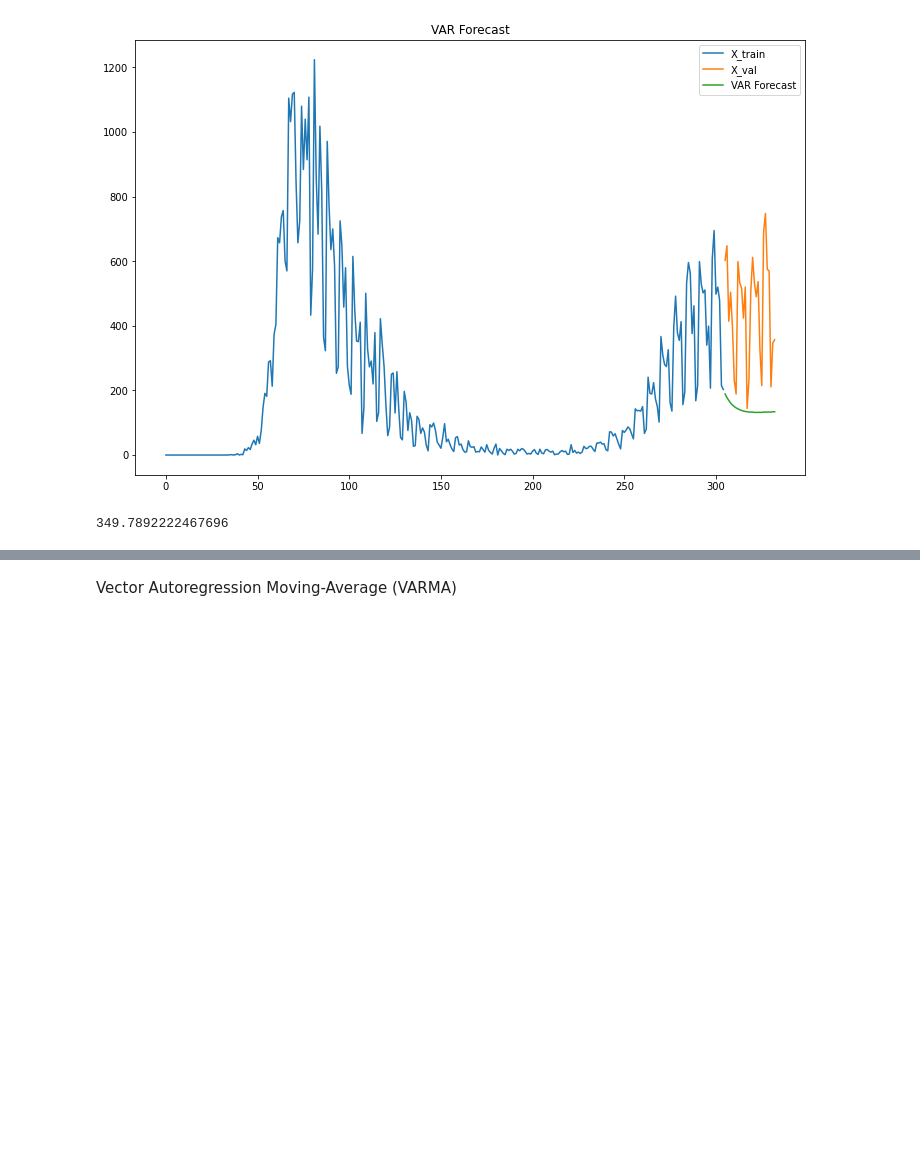
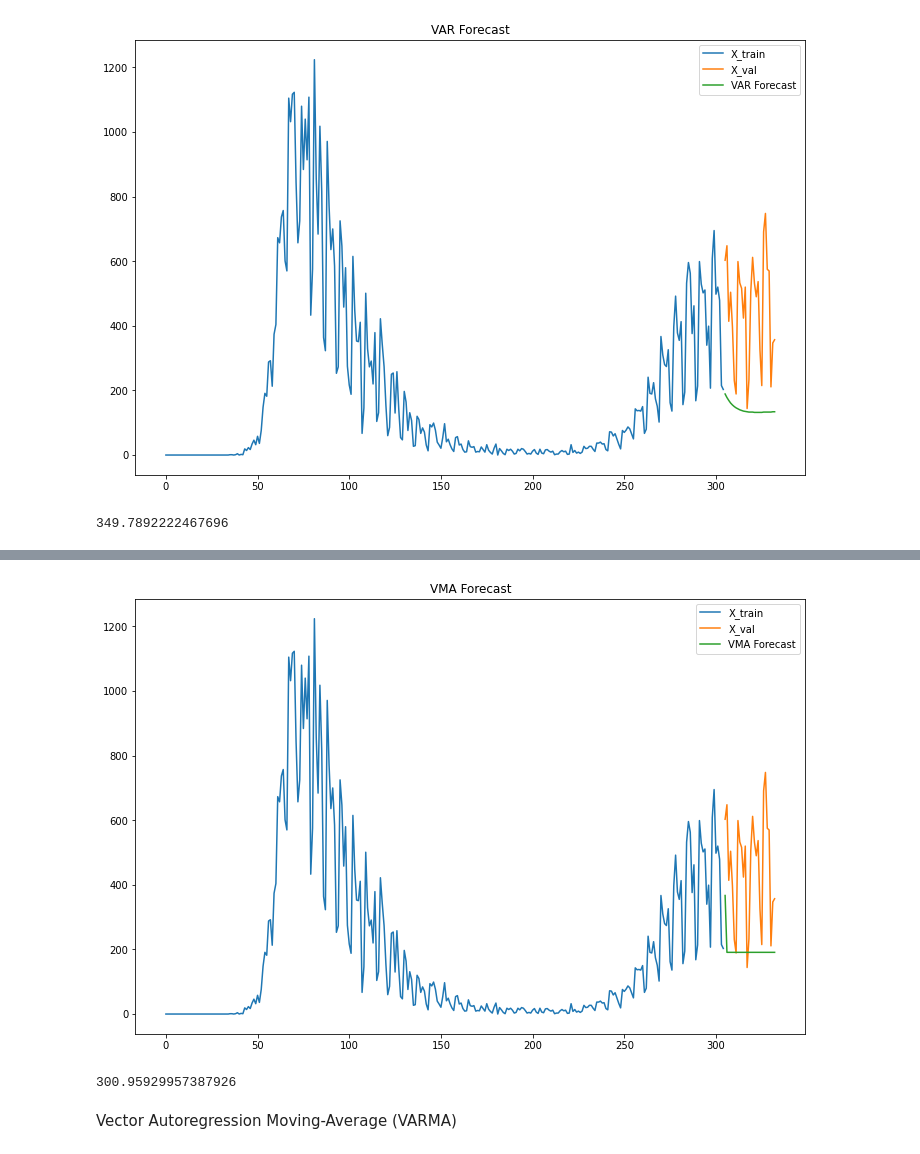
Before and after one commit to TracyRenee61/COV19, a Jupyter notebook: COV19_UK_multivariate_new_deaths.ipynb, the cells around one changed output, grey strips where cells are left out. Saved outputs shown, nothing was run; the diff lists cells and outputs as text; code cells hidden in the pictures; blank space fills up the shorter version.

```diff
--- a/COV19_UK_multivariate_new_deaths.ipynb
+++ b/COV19_UK_multivariate_new_deaths.ipynb
@@ -460,3 +460,6 @@ rms = sqrt(mean_squared_error(X_val.y, y_hat_avg.moving_avg_forecast))
 print(rms)
 # %% [output]
 214.06081245424497
+# %%
+train = X_train.append(X_val)
+train
@@ -614,0 +793,8 @@ print(rms)
+# %%
+from statsmodels.tsa.statespace.varmax import VARMAX
+
+model = VARMAX(X_train, order=(0,1))
+model_fit = model.fit(disp=False)
+yhat = model_fit.forecast(steps=len(X_val))
+yhat = yhat.astype(int)
+yhat
@@ -615,3 +823,19 @@ print(rms)
+# %%
+plt.figure(figsize=(12,8))
+plt.plot(X_train.index, X_train['y'], label='X_train')
+plt.plot(X_val.index,X_val['y'], label='X_val')
+plt.plot(X_val.index,yhat.y, label='VMA Forecast')
+plt.legend(loc='best')
+plt.title("VMA Forecast")
+plt.show()
+# %% [output]
+[figure, added]
+# %%
+# RMSE value for Moving Average
+rms = sqrt(mean_squared_error(X_val.y, yhat.y))
+print(rms)
+# %% [output]
+300.95929957387926
 # %% [markdown]
 Vector Autoregression Moving-Average (VARMA)
 # %%
```
Also changed, not shown: parts of 18 cells of this notebook.
